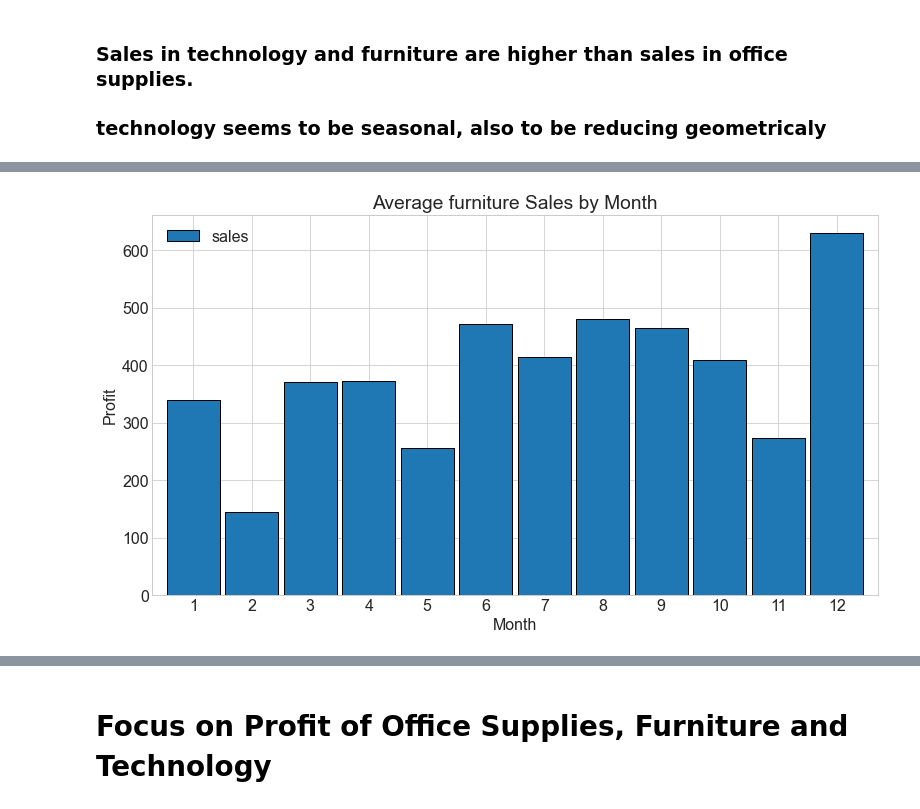
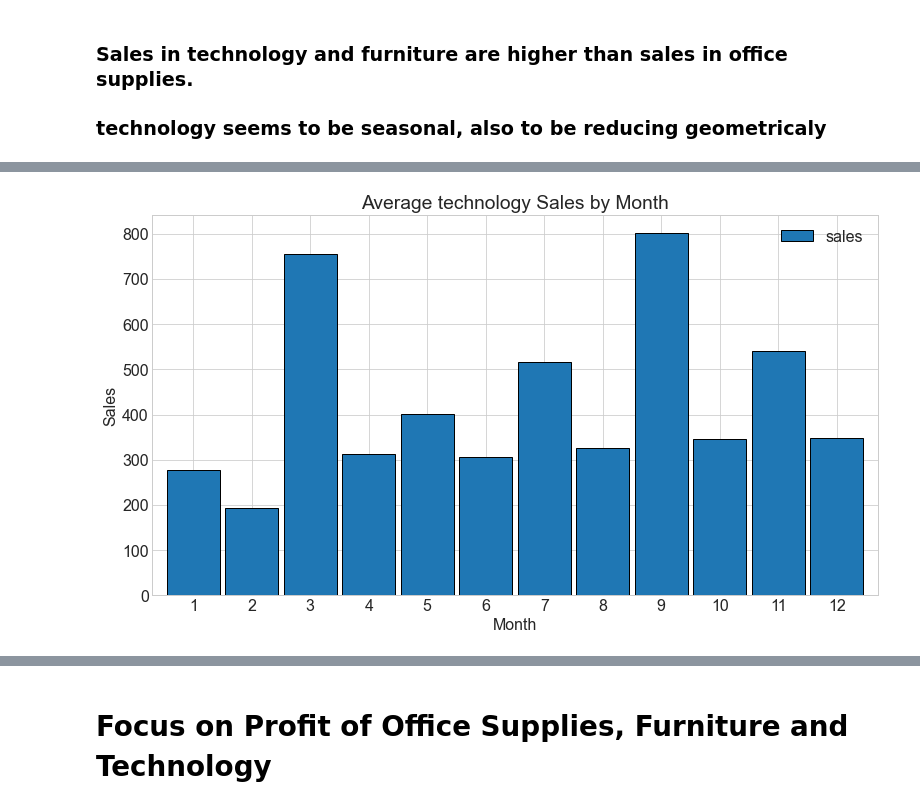
Before and after one commit to Yvette-Ibarra/time-series-project, a Jupyter notebook: workbook_superstore_timeseries_project.ipynb, the cells around one changed output, grey strips where cells are left out. Cells and saved outputs as stored; diff of their text form; code cells hidden in the pictures.

```diff
--- a/workbook_superstore_timeseries_project.ipynb
+++ b/workbook_superstore_timeseries_project.ipynb
@@ -315,8 +308,8 @@ df.head(3)
 train = df[:'2016'] # includes 2016
 test = df['2017':]
 
-train = df[:test_start_index] # everything up (not including) to the test_start_index
-test = df[test_start_index:] # everything from the test_start_index to the end
+#train = df[:test_start_index] # everything up (not including) to the test_start_index
+#test = df[test_start_index:] # everything from the test_start_index to the end
 # %%
 plt.plot(train.index, train.sales)
 plt.plot(test.index, test.sales)
@@ -645,7 +638,7 @@ Index(['ship_mode', 'segment', 'country', 'city', 'state', 'postal_code',
 # %%
 exclude_columns = ['ship_mode', 'segment', 'country', 'city', 'state', 'postal_code',
         'quantity', 'discount', 'profit', 'customer_name',
-       'product_name', 'category', 'sub-category', 'region_name', 'month',
+       'product_name', 'category', 'sub_category', 'region_name', 'month',
        'year', 'day']
 # %%
 office_supplies.drop(exclude_columns, axis =1, inplace = True)
@@ -692,6 +687,6 @@ ax1.set(title='Average Office supplies Sales by Month', xlabel='Month', ylabel='
 # %%
-ax2 = furniture.groupby(furniture.index.month).mean().plot.bar(width=.9, ec='black')
+ax3 = technology.groupby(technology.index.month).mean().plot.bar(width=.9, ec='black')
 plt.xticks(rotation=0)
-ax2.set(title='Average furniture Sales by Month', xlabel='Month', ylabel='Profit');
+ax3.set(title='Average technology Sales by Month', xlabel='Month', ylabel='Sales');
 # %% [output]
-[figure, old version]
+[figure, new version]
```
Also changed, not shown: parts of 64 cells of this notebook.
